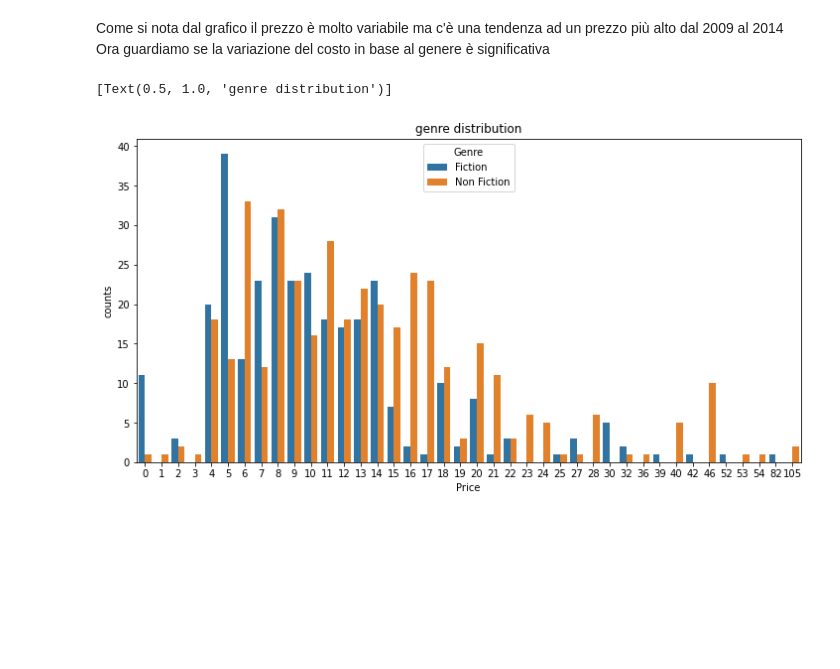
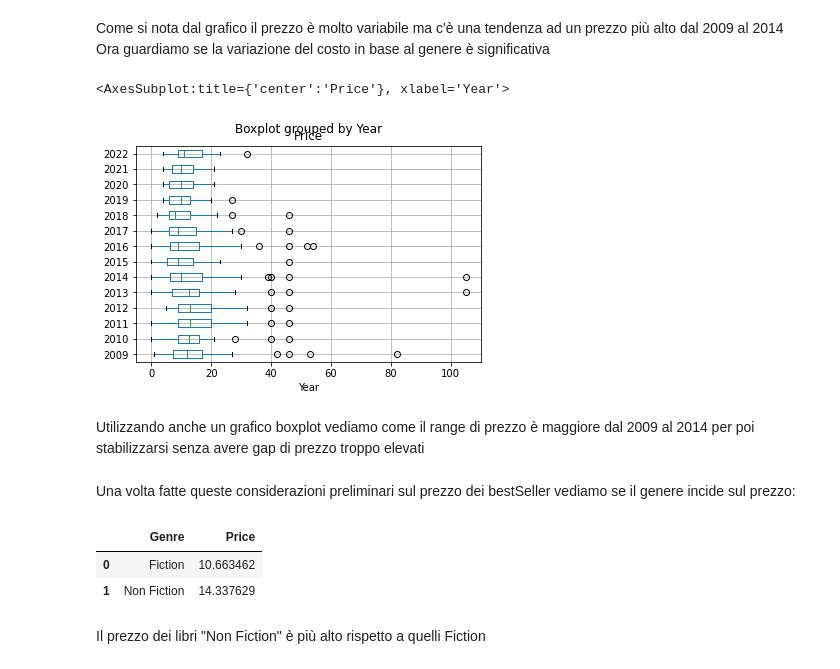
Before and after one commit to Nenne2000/BestSellerAmazon_Notebook, a Jupyter notebook: Notebook.ipynb, the cells around one changed output. Cells and saved outputs as stored; diff of their text form; code cells hidden in the pictures; blank space fills up the shorter version.

```diff
--- a/Notebook.ipynb
+++ b/Notebook.ipynb
@@ -176,13 +229,23 @@ plt.show()
 # %% [markdown]
 Come si nota dal grafico il prezzo è molto variabile ma c'è una tendenza ad un prezzo più alto dal 2009 al 2014
 Ora guardiamo se la variazione del costo in base al genere è significativa
-# %%
-df=book.groupby(['Genre', 'Price']).size().reset_index(name='counts')
-plt.figure(figsize=(12, 6))
-sns.barplot(x='Price', y='counts', hue='Genre', data=df).set(title='genre distribution')
-# %% [output]
-[Text(0.5, 1.0, 'genre distribution')]
-[figure, removed]
+# %%
+book.boxplot(column='Price', by='Year', vert = False)
+# %% [output]
+<AxesSubplot:title={'center':'Price'}, xlabel='Year'>
+[figure, added]
+# %% [markdown]
+Utilizzando anche un grafico boxplot vediamo come il range di prezzo è maggiore dal 2009 al 2014 per poi stabilizzarsi senza avere gap di prezzo troppo elevati
+# %% [markdown]
+Una volta fatte queste considerazioni preliminari sul prezzo dei bestSeller vediamo se il genere incide sul prezzo:
+# %%
+book.groupby('Genre')[['Price']].mean().reset_index()
+# %% [output]
+|  | Genre | Price |
+| 0 | Fiction | 10.663462 |
+| 1 | Non Fiction | 14.337629 |
+# %% [markdown]
+Il prezzo dei libri "Non Fiction" è più alto rispetto a quelli Fiction
 # %%
 plt.figure(figsize=(12,6))
 sns.barplot(data=book, x='Year', y='Price', hue='Genre')
```
Also changed, not shown: parts of 27 cells of this notebook.
